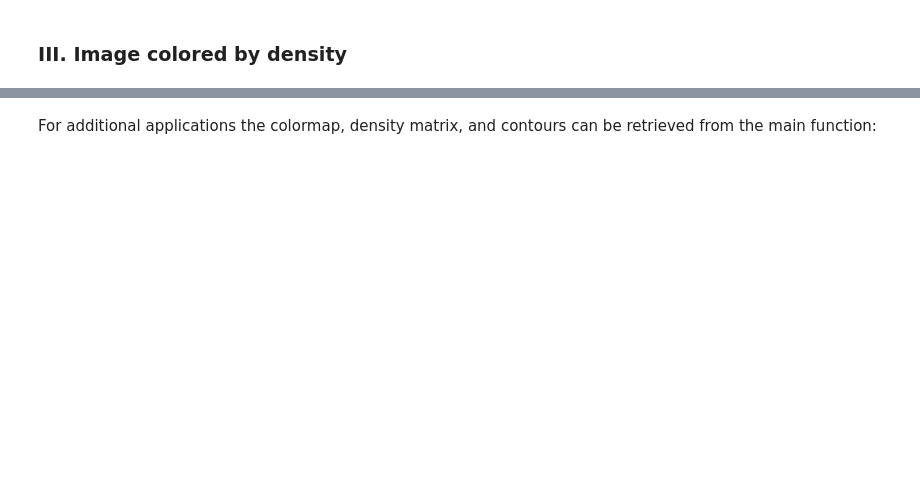
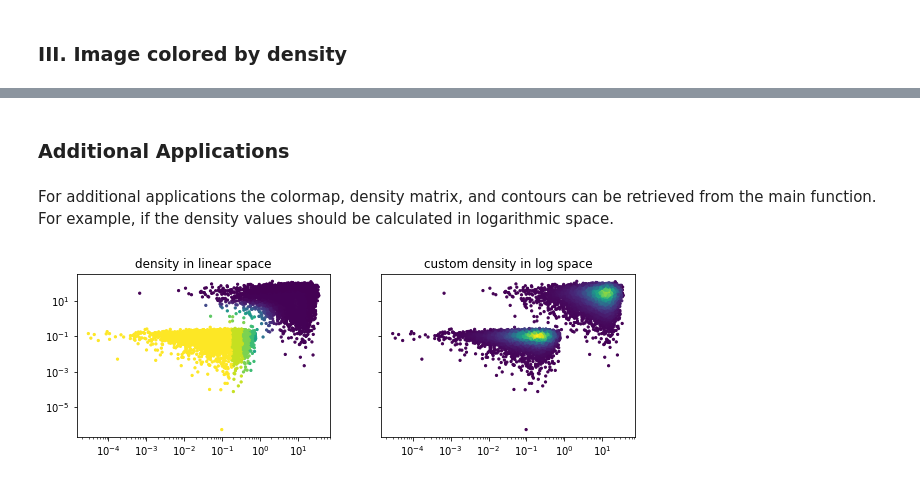
Before and after one commit to lschaerfen/pydscatter, a Jupyter notebook: README.ipynb, the cells around one changed output, grey strips where cells are left out. Saved outputs shown, nothing was run; the diff lists cells and outputs as text; code cells hidden in the pictures; blank space fills up the shorter version.

Commit message:
added example for logarithmic densities

```diff
--- a/README.ipynb
+++ b/README.ipynb
@@ -91,2 +91,4 @@ plt.show()
+# %% [markdown]
+### Additional Applications
 # %% [markdown]
-For additional applications the colormap, density matrix, and contours can be retrieved from the main function:
+For additional applications the colormap, density matrix, and contours can be retrieved from the main function. For example, if the density values should be calculated in logarithmic space.
@@ -95,0 +95,24 @@ col, F, ctrs1, ctrs2 = pydscatter(X, Y, lamb=50)
+# %%
+# sample data spanning orders of magnitude:
+X_log = abs(np.hstack((np.random.normal(0.1, 0.2, 10000), np.random.normal(10, 7, 10000))))
+Y_log = abs(np.hstack((np.random.normal(0.1, 0.05, 10000), np.random.normal(10, 30, 10000))))
+
+# import pydscatter function, which returns an array corresponding to densities
+from pydscatter import pydscatter
+
+# get densities in log10 space
+col, F, ctrs1, ctrs2 = pydscatter(np.log10(X_log), np.log10(Y_log), lamb=50)
+
+# plot
+fig, axs = plt.subplots(1, 2, figsize=(10,3), sharey=True)
+# standard densities
+dscatter_plot(X_log, Y_log, ax=axs[0])
+axs[0].set_title('density in linear space')
+# log densities
+axs[1].scatter(X_log, Y_log, 5, col)
+axs[1].set_title('custom density in log space')
+
+plt.setp(axs, yscale='log', xscale='log')
+plt.show()
+# %% [output]
+[figure, added]
```
Also changed, not shown: parts of 6 cells of this notebook, 6 other files.
